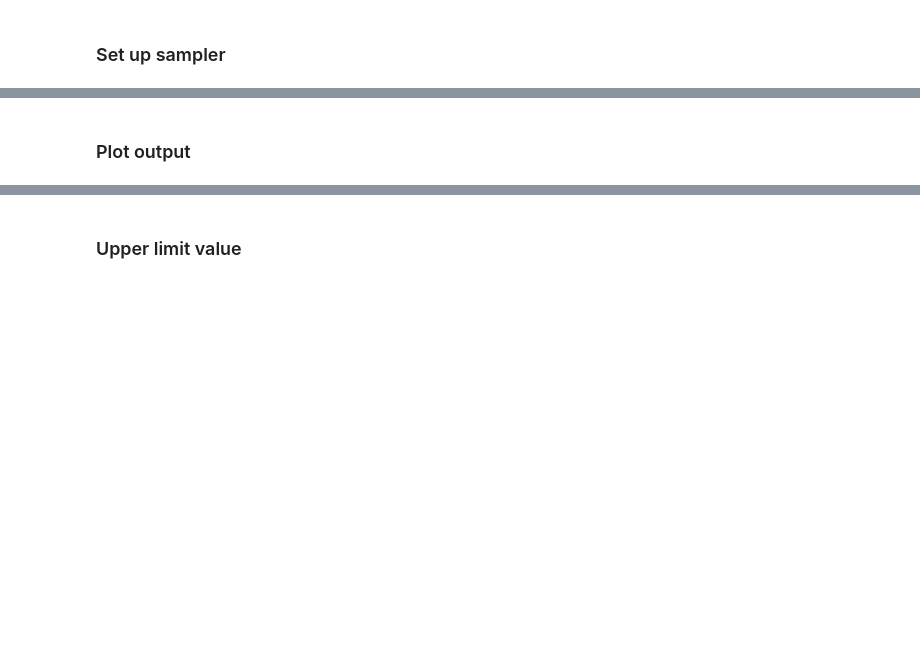
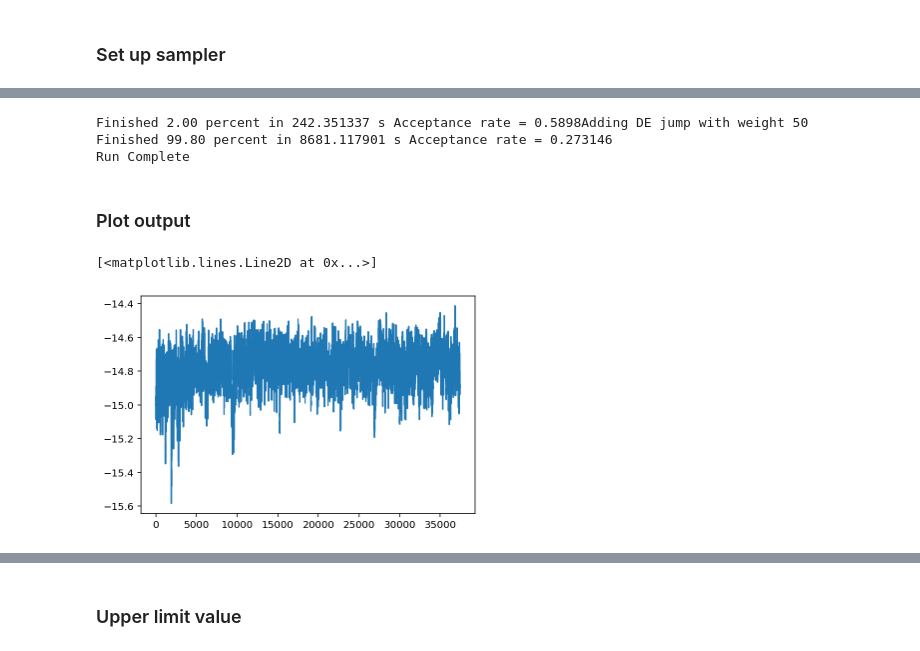
Before and after one commit to nanograv/12p5yr_stochastic_analysis, a Jupyter notebook: notebooks/gwb_analysis.ipynb, the cells around one changed output, grey strips where cells are left out. Cells and saved outputs as stored; diff of their text form; code cells hidden in the pictures; blank space fills up the shorter version.

Commit message:
rework of noise + pta files

```diff
--- a/notebooks/gwb_analysis.ipynb
+++ b/notebooks/gwb_analysis.ipynb
@@ -101,13 +105,3 @@ Empirical red noise proposal distributions: https://drive.google.com/file/d/19od
-# %%
-# some pathing to get to the data folder (this won't work if you change the parent folder name)
-foldername = os.path.basename(os.getcwd())
-if foldername != '12p5yr_stochastic_analysis':
-    os.chdir(os.path.pardir)
-datadir = os.path.join(os.getcwd(), 'data') # set your data directory
-print(datadir)
-
-# read in pickles
-psrs = pickle.load(open(datadir + 'channelized_12yr_v3_partim_DE438.pkl', 'rb'))
 # %% [markdown]
 * We can read-in some previously computed noise properties from single-pulsar analyses. These are things like `EFAC`, `EQUAD`, and (for `NANOGrav`) `ECORR`.
 * In practice, we set these white-noise properties as fixed in the low-frequency noise / GW searches.
@@ -137,0 +130,14 @@ with open(noise_ng12, 'r') as fp:
+# %%
+YR_SEC = 525600 * 60  # number of seconds in a year
+YRS = 6  # number of years to cutoff the data at
+
+# cut pulsars < X years:
+new_psrs = []
+for p in psrs:
+    delta_t = p.toas.max() - p.toas.min()
+    delta_t_yrs = delta_t / YR_SEC
+    if delta_t_yrs > YRS:
+        new_psrs.append(p)
+        # print(p.name)
+psrs = new_psrs
+print(len(psrs), 'pulsars')
@@ -146,16 +154,10 @@ selection = selections.Selection(selections.by_backend)
 # %% [markdown]
 ### Parameters
 # %%
-# white noise parameters: varying the white noise will add more parameters to our model
-white_vary = False
-if white_vary:
-    efac = parameter.Uniform(0.01, 10.0)
-    equad = parameter.Uniform(-8.5, -5)
-    ecorr = parameter.Uniform(-8.5, -5)
-else:
-    efac = parameter.Constant()
-    equad = parameter.Constant()
-    ecorr = parameter.Constant() # we'll set these later with the params dictionary
+# white noise parameters
+efac = parameter.Constant()
+equad = parameter.Constant()
+ecorr = parameter.Constant() # we'll set these later with the params dictionary
 
 # red noise parameters
 log10_A = parameter.LinearExp(-20, -11)
@@ -198,9 +200,9 @@ tm = gp_signals.TimingModel(use_svd=True)
 # %%
 # full model
 if bayesephem:
-    s = ef + eq + rn + tm + eph + gw
+    s = ef + eq + ec + rn + tm + eph + gw
 else:
-    s = ef + eq + rn + tm + gw
+    s = ef + eq + ec + rn + tm + gw
 # %%
 # intialize PTA
 models = []
@@ -234,8 +258,12 @@ sampler = ptmcmc(ndim, pta.get_lnlikelihood, pta.get_lnprior, cov,
 # %%
 # sampler for N steps
-N = int(5e6)
+N = int(5e5)  # normally, we would use 5e6 samples (this will save time)
 x0 = np.hstack([p.sample() for p in pta.params])
 sampler.sample(x0, N, SCAMweight=30, AMweight=15, DEweight=50, )
+# %% [output]
+Finished 2.00 percent in 242.351337 s Acceptance rate = 0.5898Adding DE jump with weight 50
+Finished 99.80 percent in 8681.117901 s Acceptance rate = 0.273146
+Run Complete
 # %% [markdown]
 ### Plot output
 # %%
@@ -247,4 +273,10 @@ print(pta.params)
 ind = list(pta.param_names).index('log10_A_gw')
+# %%
+# Make trace-plot to diagnose sampling
+plt.plot(chain[burn:, ind])
+# %% [output]
+[<matplotlib.lines.Line2D at 0x...>]
+[figure, added]
 # %%
 # Plot a histogram of the marginalized posterior distribution
 plt.hist(chain[burn:,ind], 50, histtype='stepfilled',
```
Also changed, not shown: parts of 36 cells of this notebook, 2 other files.
